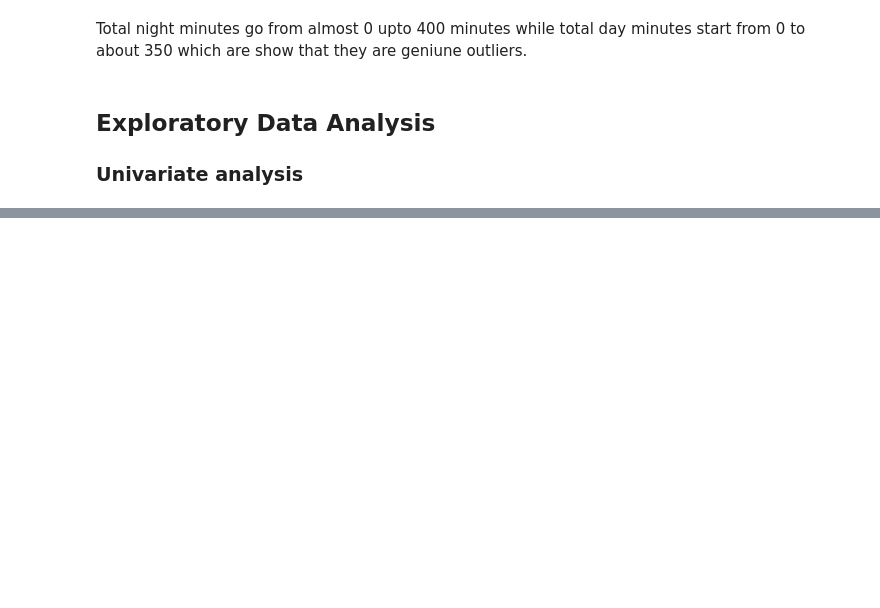
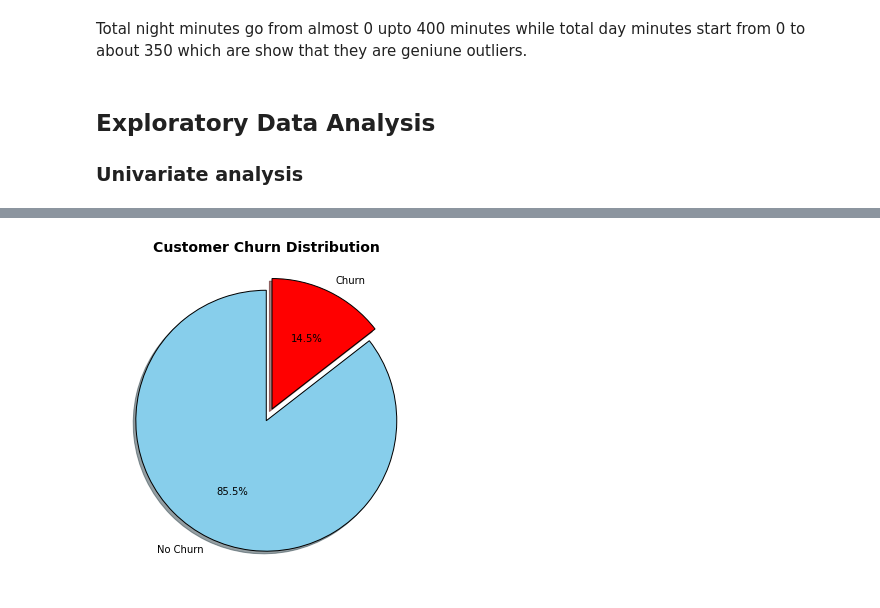
Before and after one commit to Kandie23/telecom-churn, a Jupyter notebook: telecom_churn_prediction.ipynb, the cells around one changed output, grey strips where cells are left out. Cells and saved outputs as stored; diff of their text form; code cells hidden in the pictures; blank space fills up the shorter version.

```diff
--- a/telecom_churn_prediction.ipynb
+++ b/telecom_churn_prediction.ipynb
@@ -248,0 +429,15 @@ Total night minutes go from almost 0 upto 400 minutes while total day minutes st
+# %%
+# Churn distribution
+churn_counts = df1['churn'].value_counts()
+churn_labels = ['No Churn', 'Churn']
+
+# Pie chart
+plt.figure(figsize=(6,6))
+plt.pie(churn_counts, labels=churn_labels, autopct='%1.1f%%',
+        startangle=90, colors=['skyblue', 'red'], explode=(0,0.1),
+        shadow=True, wedgeprops={'edgecolor': 'black'})
+
+plt.title("Customer Churn Distribution", fontsize=14, fontweight='bold')
+plt.show()
+# %% [output]
+[figure, added]
```
Also changed, not shown: parts of 75 cells of this notebook, 2 other files.
